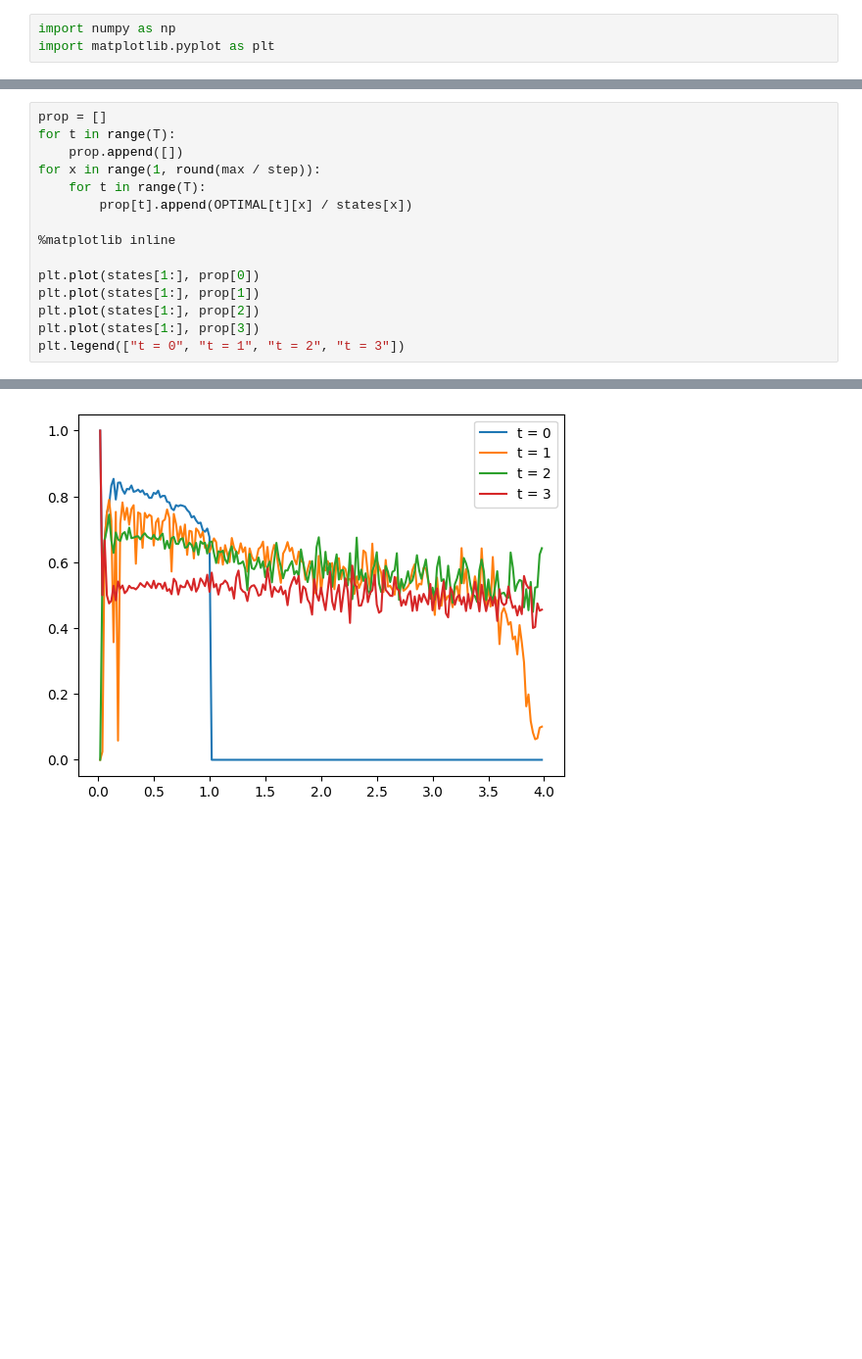
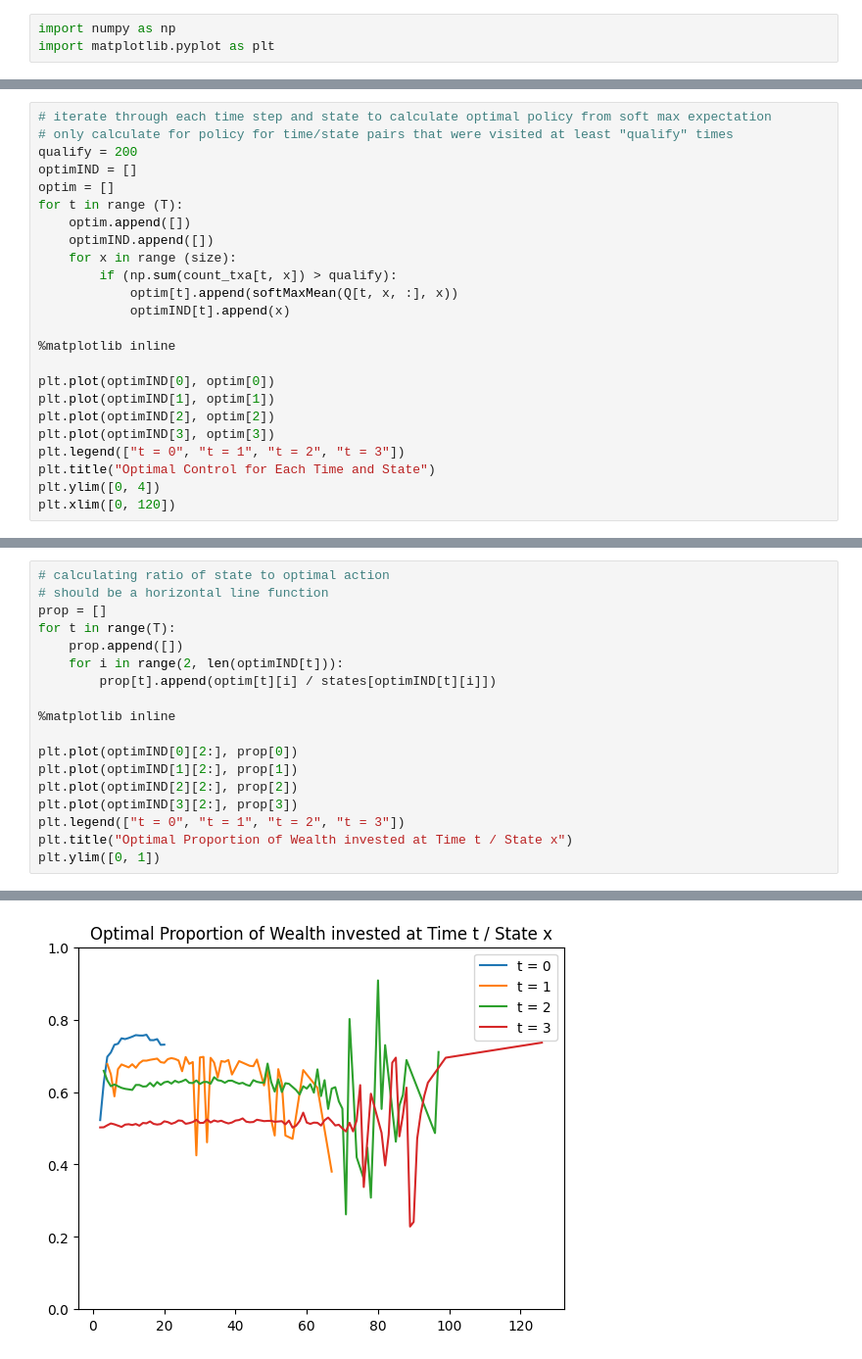
Before and after one commit to derrick-r-chan/RLexample, a Jupyter notebook: MFGTimeDep.ipynb, the cells around one changed output, grey strips where cells are left out. Shown at 98% size. Drawn from its saved outputs; the diff is of its cells as text; blank space fills up the shorter version.

```diff
--- a/MFGTimeDep.ipynb
+++ b/MFGTimeDep.ipynb
@@ -199,0 +336,24 @@ plt.legend(["t = 0", "t = 1", "t = 2", "t = 3"])
+# %%
+# iterate through each time step and state to calculate optimal policy from soft max expectation
+# only calculate for policy for time/state pairs that were visited at least "qualify" times
+qualify = 200
+optimIND = []
+optim = []
+for t in range (T):
+    optim.append([])
+    optimIND.append([])
+    for x in range (size):
+        if (np.sum(count_txa[t, x]) > qualify):
+            optim[t].append(softMaxMean(Q[t, x, :], x))
+            optimIND[t].append(x)
+
+%matplotlib inline
+
+plt.plot(optimIND[0], optim[0])
+plt.plot(optimIND[1], optim[1])
+plt.plot(optimIND[2], optim[2])
+plt.plot(optimIND[3], optim[3])
+plt.legend(["t = 0", "t = 1", "t = 2", "t = 3"])
+plt.title("Optimal Control for Each Time and State")
+plt.ylim([0, 4])
+plt.xlim([0, 120])
@@ -200,16 +380,19 @@ plt.legend(["t = 0", "t = 1", "t = 2", "t = 3"])
 # %%
+# calculating ratio of state to optimal action
+# should be a horizontal line function
 prop = []
 for t in range(T):
     prop.append([])
-for x in range(1, round(max / step)):
-    for t in range(T):
-        prop[t].append(OPTIMAL[t][x] / states[x])
+    for i in range(2, len(optimIND[t])):
+        prop[t].append(optim[t][i] / states[optimIND[t][i]])
 
 %matplotlib inline
 
-plt.plot(states[1:], prop[0])
-plt.plot(states[1:], prop[1])
-plt.plot(states[1:], prop[2])
-plt.plot(states[1:], prop[3])
+plt.plot(optimIND[0][2:], prop[0])
+plt.plot(optimIND[1][2:], prop[1])
+plt.plot(optimIND[2][2:], prop[2])
+plt.plot(optimIND[3][2:], prop[3])
 plt.legend(["t = 0", "t = 1", "t = 2", "t = 3"])
+plt.title("Optimal Proportion of Wealth invested at Time t / State x")
+plt.ylim([0, 1])
 # %% [output]
@@ -217,2 +400,2 @@ plt.legend(["t = 0", "t = 1", "t = 2", "t = 3"])
-[figure, old version]
+[figure, new version]
 # %%
```
Also changed, not shown: parts of 14 cells of this notebook.
